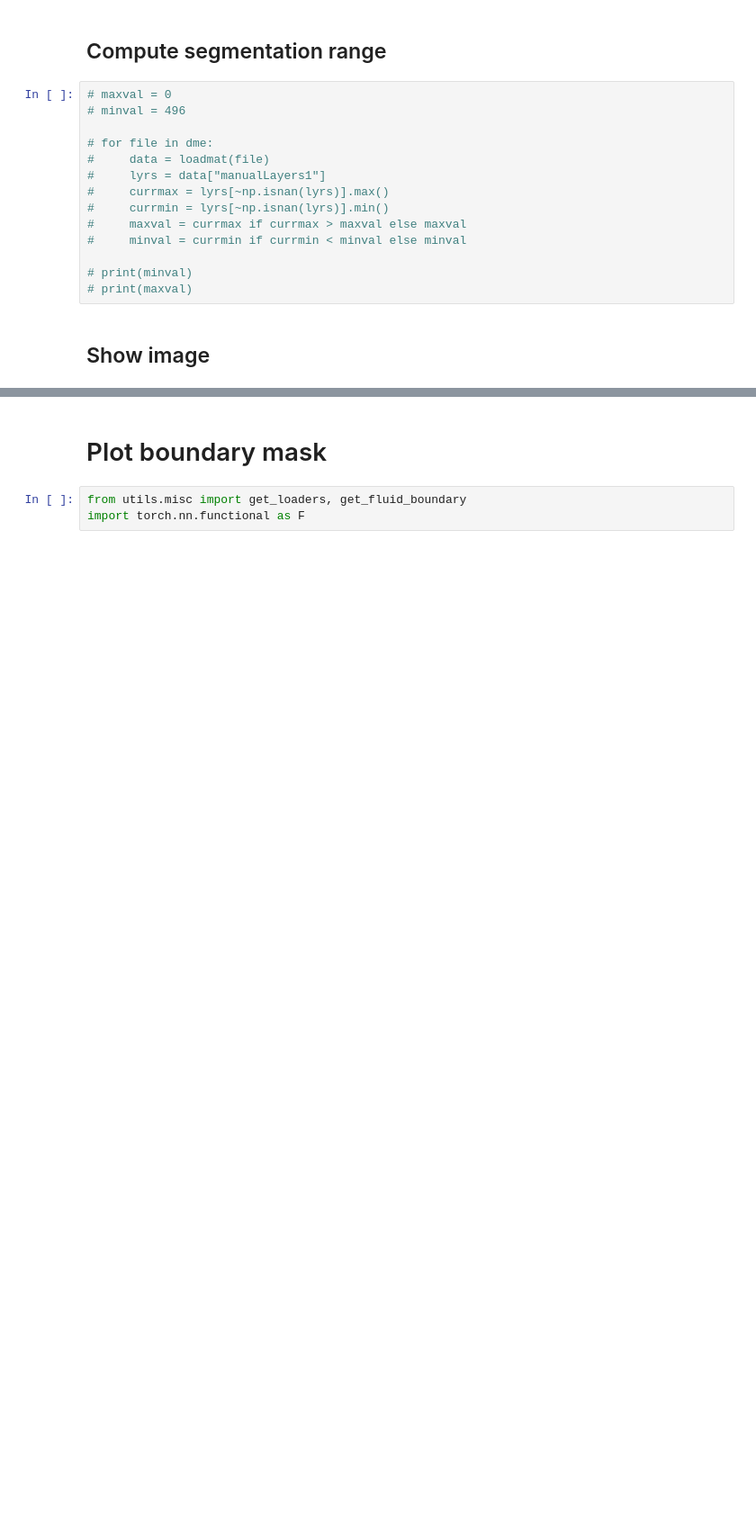
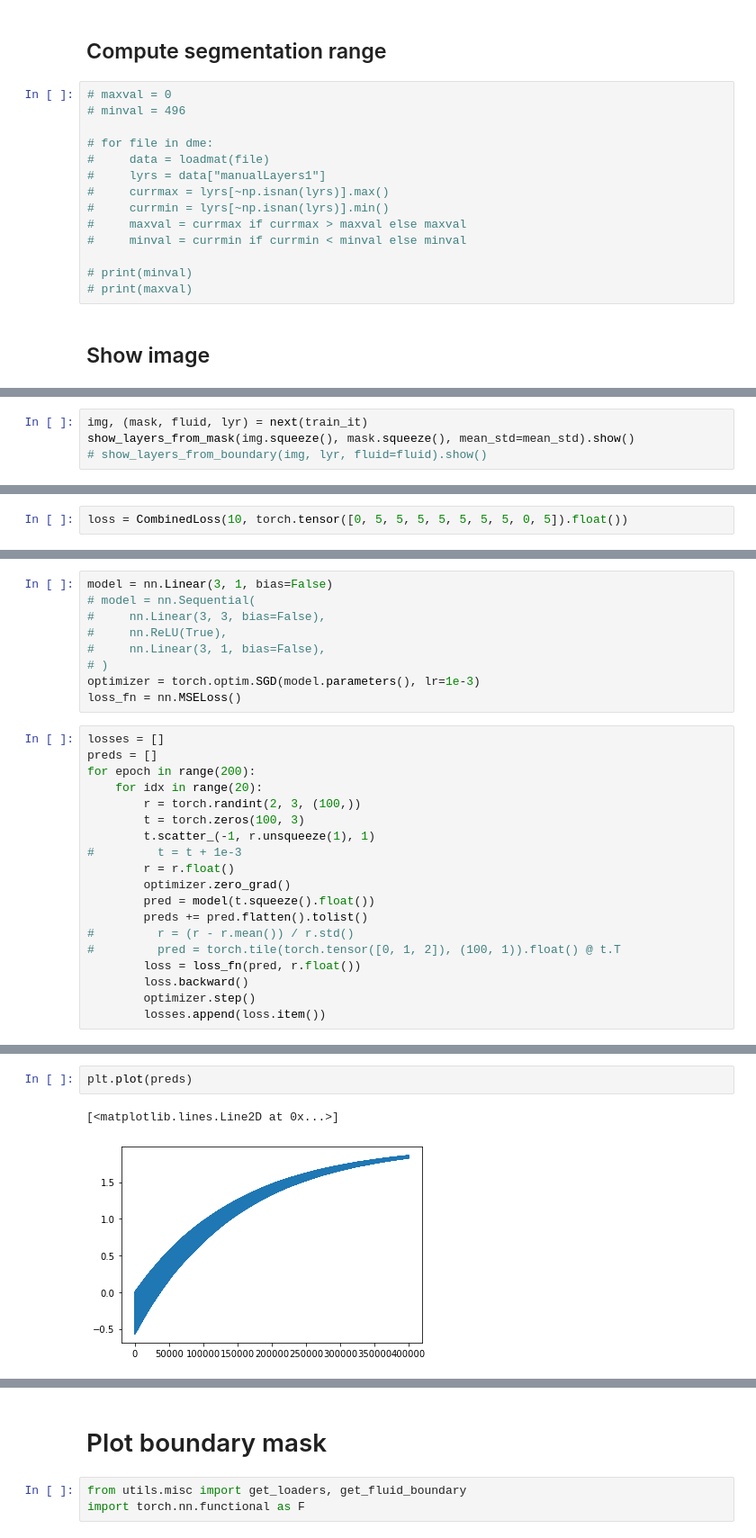
Before and after one commit to loerinczy/master-thesis, a Jupyter notebook: utils/inspect_data.ipynb, the cells around one changed output, grey strips where cells are left out. Shown at 90% size. Drawn from its saved outputs; the diff is of its cells as text; blank space fills up the shorter version.

```diff
--- a/utils/inspect_data.ipynb
+++ b/utils/inspect_data.ipynb
@@ -166,0 +405,4 @@ show_layers_from_boundary(img, lyr1, fluid=fluid1).convert(mode="RGB")#.save("mi
+# %%
+img, (mask, fluid, lyr) = next(train_it)
+show_layers_from_mask(img.squeeze(), mask.squeeze(), mean_std=mean_std).show()
+# show_layers_from_boundary(img, lyr, fluid=fluid).show()
@@ -166,0 +457,2 @@ show_layers_from_boundary(img, lyr1, fluid=fluid1).convert(mode="RGB")#.save("mi
+# %%
+loss = CombinedLoss(10, torch.tensor([0, 5, 5, 5, 5, 5, 5, 5, 0, 5]).float())
@@ -166,0 +467,28 @@ show_layers_from_boundary(img, lyr1, fluid=fluid1).convert(mode="RGB")#.save("mi
+# %%
+model = nn.Linear(3, 1, bias=False)
+# model = nn.Sequential(
+#     nn.Linear(3, 3, bias=False),
+#     nn.ReLU(True),
+#     nn.Linear(3, 1, bias=False),
+# )
+optimizer = torch.optim.SGD(model.parameters(), lr=1e-3)
+loss_fn = nn.MSELoss()
+# %%
+losses = []
+preds = []
+for epoch in range(200):
+    for idx in range(20):
+        r = torch.randint(2, 3, (100,))
+        t = torch.zeros(100, 3)
+        t.scatter_(-1, r.unsqueeze(1), 1)
+#         t = t + 1e-3
+        r = r.float()
+        optimizer.zero_grad()
+        pred = model(t.squeeze().float())
+        preds += pred.flatten().tolist()
+#         r = (r - r.mean()) / r.std()
+#         pred = torch.tile(torch.tensor([0, 1, 2]), (100, 1)).float() @ t.T
+        loss = loss_fn(pred, r.float())
+        loss.backward()
+        optimizer.step()
+        losses.append(loss.item())
@@ -166,0 +500,5 @@ show_layers_from_boundary(img, lyr1, fluid=fluid1).convert(mode="RGB")#.save("mi
+# %%
+plt.plot(preds)
+# %% [output]
+[<matplotlib.lines.Line2D at 0x...>]
+[figure, added]
```
Also changed, not shown: parts of 77 cells of this notebook, 8 other files.
